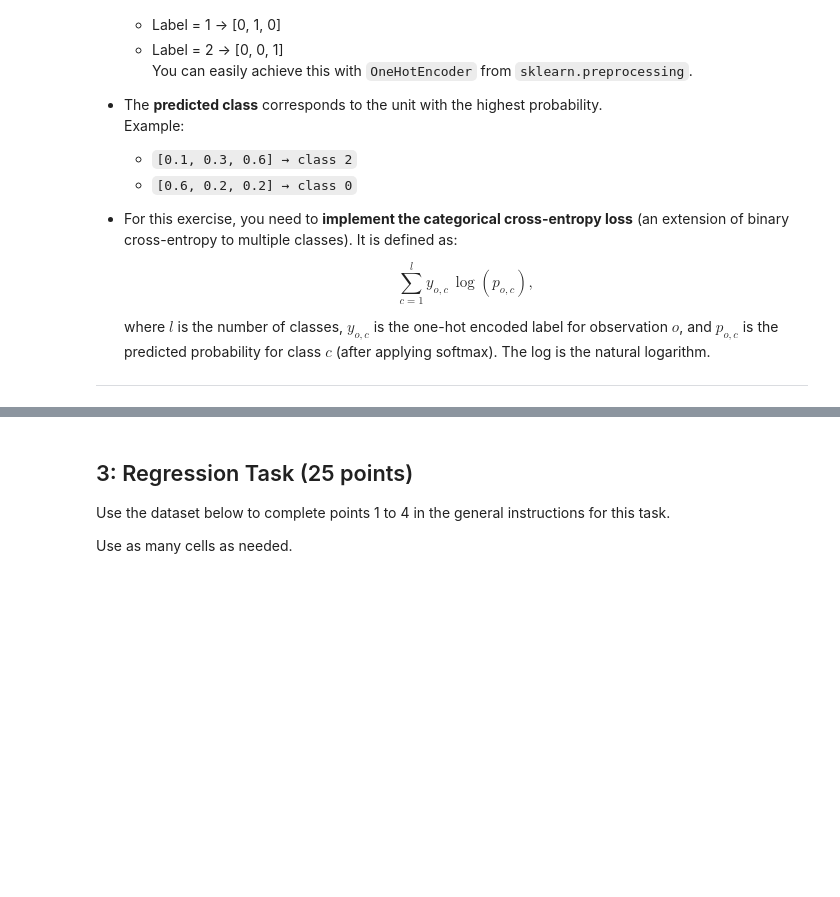
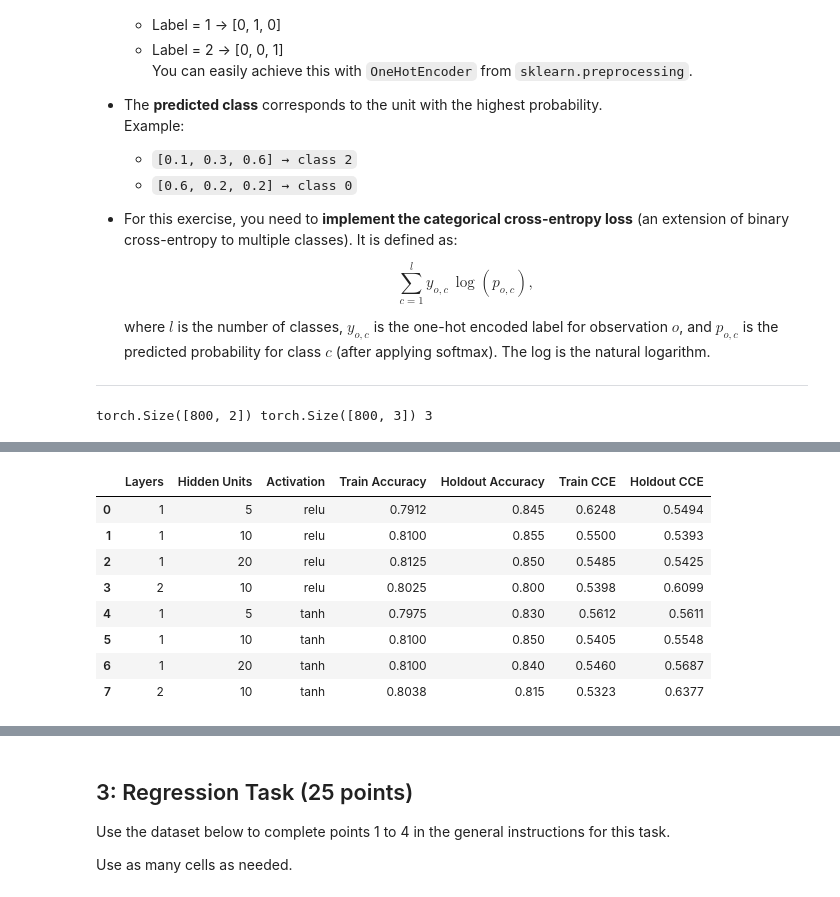
Before and after one commit to laine-goldmacher/ML-Labs, a Jupyter notebook: 04-manual-mlps.ipynb, the cells around one changed output, grey strips where cells are left out. Cells and saved outputs as stored; diff of their text form; code cells hidden in the pictures; blank space fills up the shorter version.

Commit message:
multi class model

```diff
--- a/04-manual-mlps.ipynb
+++ b/04-manual-mlps.ipynb
@@ -308,0 +408,60 @@ X, y = make_classification(n_samples=1000, n_classes=3,
+# %%
+# Section 2
+X_train, X_test, y_train, y_test = train_test_split(
+    X, y, test_size=0.2, random_state=42, stratify=y
+)
+
+# Fit the scaler on the training set only to avoid data leakage
+scaler = StandardScaler()
+X_train_scaled = torch.tensor(scaler.fit_transform(X_train), dtype=torch.float32)
+X_test_scaled  = torch.tensor(scaler.transform(X_test), dtype=torch.float32)
+
+# One-hot encode the labels for the cost; keep the integer labels for accuracy
+encoder = OneHotEncoder(sparse_output=False)
+y_train_onehot = torch.tensor(encoder.fit_transform(y_train.reshape(-1, 1)), dtype=torch.float32)
+y_test_onehot  = torch.tensor(encoder.transform(y_test.reshape(-1, 1)), dtype=torch.float32)
+
+num_classes = y_train_onehot.shape[1]
+print(X_train_scaled.shape, y_train_onehot.shape, num_classes)
+# %% [output]
+torch.Size([800, 2]) torch.Size([800, 3]) 3
+# %%
+# Section 3
+configs = [
+    (1, 5, "relu"),
+    (1, 10, "relu"),
+    (1, 20, "relu"),
+    (2, 10, "relu"),
+    (1, 5, "tanh"),
+    (1, 10, "tanh"),
+    (1, 20, "tanh"),
+    (2, 10, "tanh"),
+]
+
+mc_results = []
+mc_models = {}
+
+for layers, units, activation in configs:
+    torch.manual_seed(1234)
+    model = MultiClassMLP(input_dim=X_train_scaled.shape[1], hidden_dim=units, num_classes=num_classes,
+                          num_layers=layers, activation=activation, learning_rate=0.01)
+    model.fit(X_train_scaled, y_train_onehot, n_epochs=150)
+    train_acc = accuracy_score(y_train, model.predict(X_train_scaled).numpy())
+    holdout_acc = accuracy_score(y_test, model.predict(X_test_scaled).numpy())
+    with torch.no_grad():
+        train_cce = model.cost(model.forward(X_train_scaled), y_train_onehot).item()
+        holdout_cce = model.cost(model.forward(X_test_scaled), y_test_onehot).item()
+    mc_results.append({
+        "Layers": layers,
+        "Hidden Units": units,
+        "Activation": activation,
+        "Train Accuracy": train_acc,
+        "Holdout Accuracy": holdout_acc,
+        "Train CCE": train_cce,
+        "Holdout CCE": holdout_cce,
+    })
+    mc_models[(layers, units, activation)] = model
+
+mc_results_df = pd.DataFrame(mc_results)
+mc_results_df.round(4)
+# %% [output]
@@ -308,0 +485,9 @@ X, y = make_classification(n_samples=1000, n_classes=3,
+|  | Layers | Hidden Units | Activation | Train Accuracy | Holdout Accuracy | Train CCE | Holdout CCE |
+| 0 | 1 | 5 | relu | 0.7912 | 0.845 | 0.6248 | 0.5494 |
+| 1 | 1 | 10 | relu | 0.8100 | 0.855 | 0.5500 | 0.5393 |
+| 2 | 1 | 20 | relu | 0.8125 | 0.850 | 0.5485 | 0.5425 |
+| 3 | 2 | 10 | relu | 0.8025 | 0.800 | 0.5398 | 0.6099 |
+| 4 | 1 | 5 | tanh | 0.7975 | 0.830 | 0.5612 | 0.5611 |
+| 5 | 1 | 10 | tanh | 0.8100 | 0.850 | 0.5405 | 0.5548 |
+| 6 | 1 | 20 | tanh | 0.8100 | 0.840 | 0.5460 | 0.5687 |
+| 7 | 2 | 10 | tanh | 0.8038 | 0.815 | 0.5323 | 0.6377 |
```
Also changed, not shown: parts of 4 cells of this notebook.
